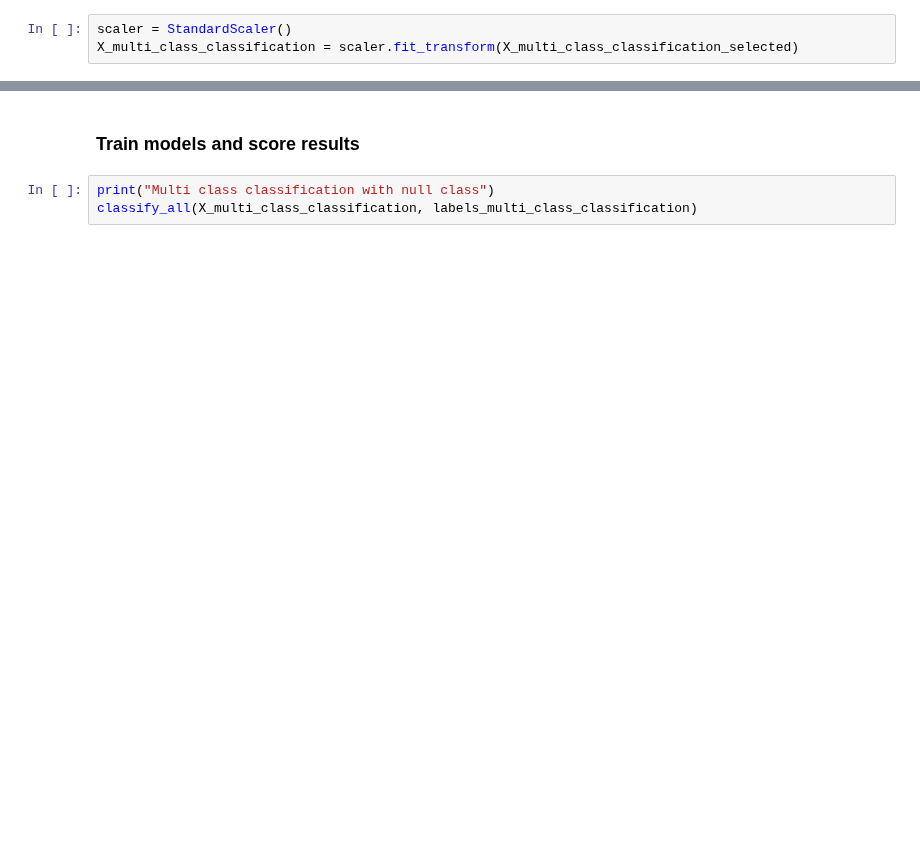
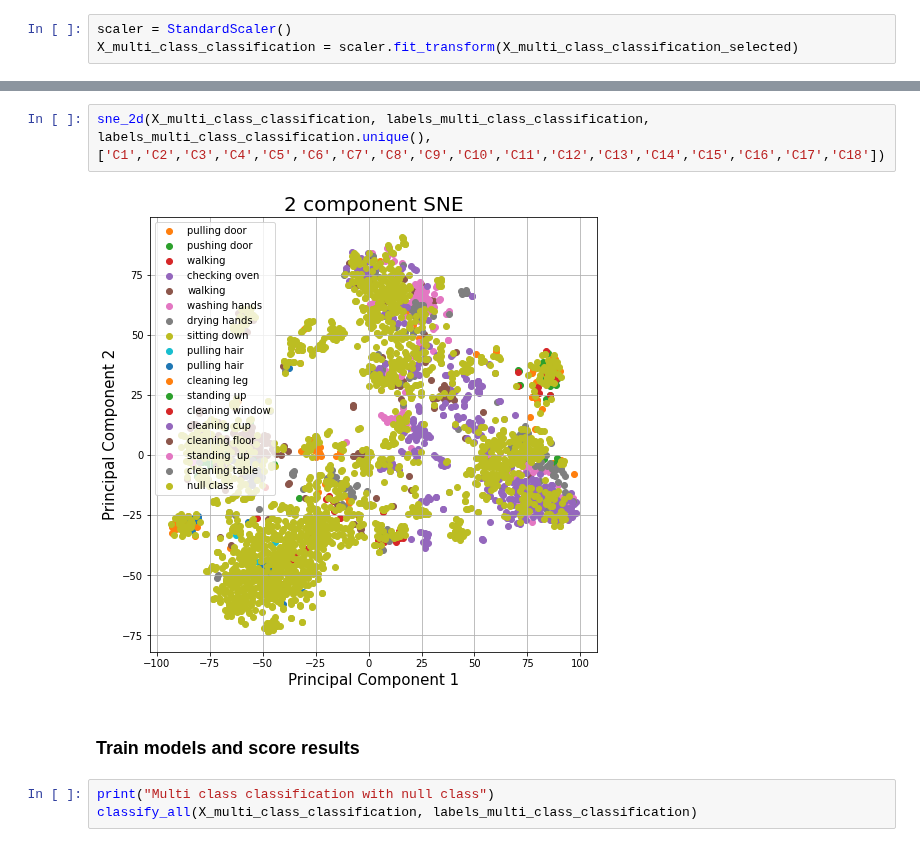
Before and after one commit to mp-mental-health-2020/mp-mental-health-2020, a Jupyter notebook: src/experiments/Supervised Classification.ipynb, the cells around one changed output, grey strips where cells are left out. Drawn from its saved outputs; the diff is of its cells as text; blank space fills up the shorter version.

```diff
--- a/src/experiments/Supervised Classification.ipynb
+++ b/src/experiments/Supervised Classification.ipynb
@@ -215,3 +242,7 @@ X_multi_class_classification = scaler.fit_transform(X_multi_class_classification
+# %%
+sne_2d(X_multi_class_classification, labels_multi_class_classification, labels_multi_class_classification.unique(), ['C1','C2','C3','C4','C5','C6','C7','C8','C9','C10','C11','C12','C13','C14','C15','C16','C17','C18'])
+# %% [output]
+[figure, added]
 # %% [markdown]
 ### Train models and score results
 # %%
```
Also changed, not shown: parts of 21 cells of this notebook, 2 other files.
